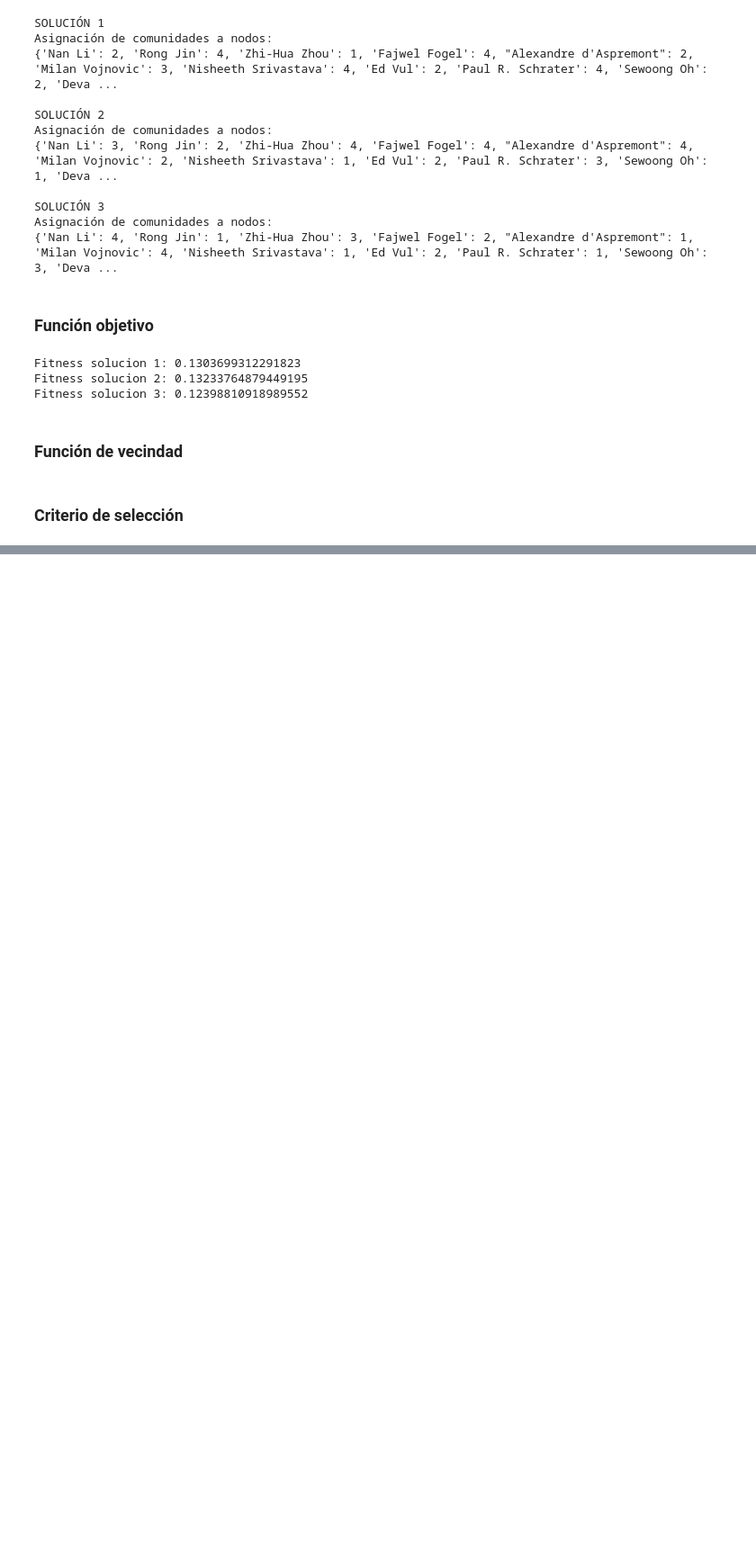
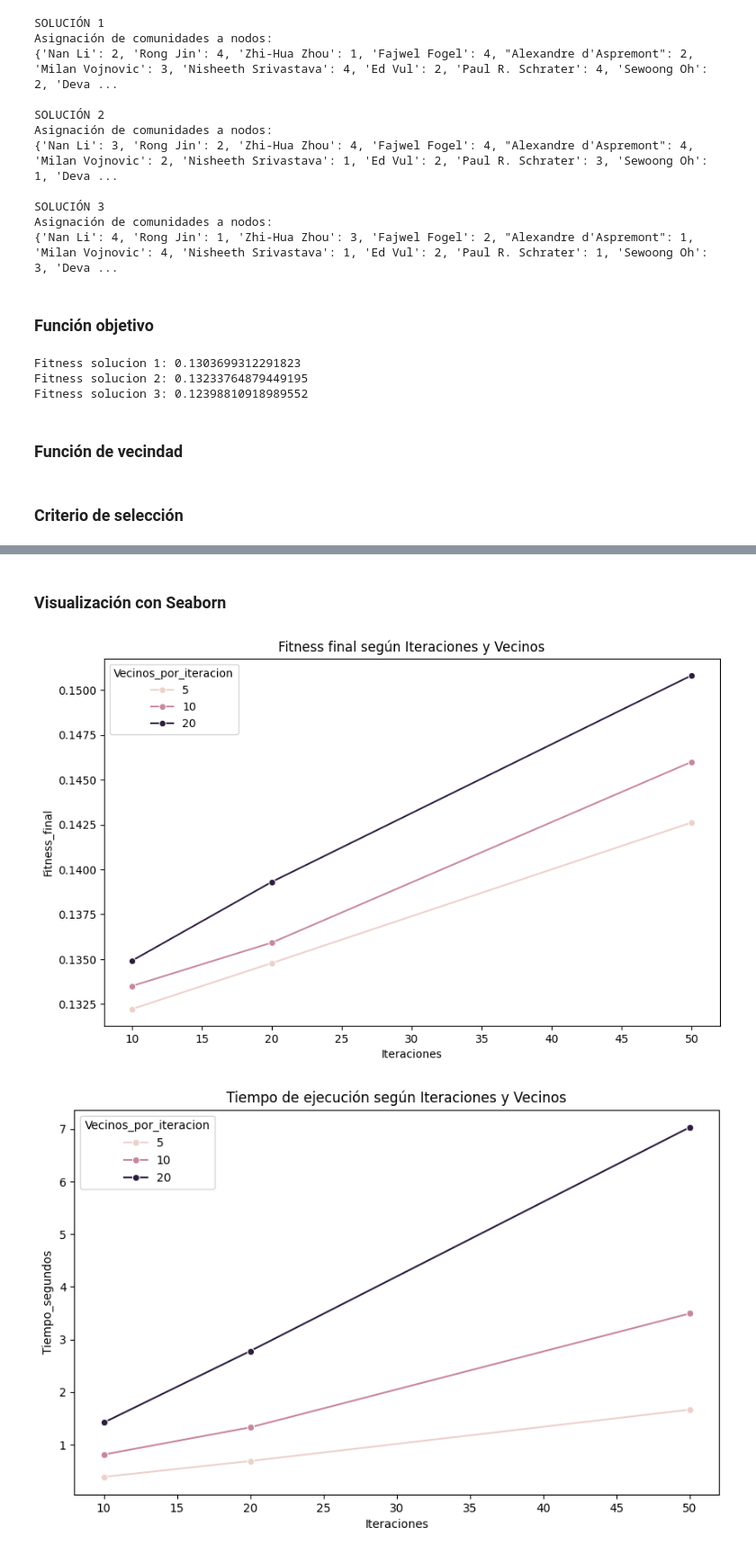
Before and after one commit to IkerGLopez/cdp-hb-project, a Jupyter notebook: CDP_1_SRC.ipynb, the cells around one changed output, grey strips where cells are left out. Shown: that part at 90% size. Drawn from its saved outputs; the diff is of its cells as text; code cells hidden in the pictures; blank space fills up the shorter version.

Commit message:
añadidas visualizaciones de los resultados

```diff
--- a/CDP_1_SRC.ipynb
+++ b/CDP_1_SRC.ipynb
@@ -203,0 +187,24 @@ Tiempo de Ejecución Total: 11.6104 segundos
+# %%
+# Hiperparámetros a probar
+iteraciones_list = [10, 20, 50]
+vecinos_list = [5, 10, 20]
+
+results = []
+
+for num_iters, num_vecinos in product(iteraciones_list, vecinos_list):
+    start_time = time.time()
+
+    _, best_fit = hill_climbing_steepest(G, sol_1, k_value, num_iters, num_vecinos)
+
+    elapsed_time = time.time() - start_time
+
+    results.append({
+        "Iteraciones": num_iters,
+        "Vecinos_por_iteracion": num_vecinos,
+        "Fitness_final": best_fit,
+        "Mejora_sobre_inicial": best_fit - modularidad(G, sol_1),
+        "Tiempo_segundos": elapsed_time
+    })
+
+df_results = pd.DataFrame(results)
+print(df_results)
@@ -203,0 +229,15 @@ Tiempo de Ejecución Total: 11.6104 segundos
+# %% [markdown]
+### Visualización con Seaborn
+# %%
+plt.figure(figsize=(10,6))
+sns.lineplot(data=df_results, x="Iteraciones", y="Fitness_final", hue="Vecinos_por_iteracion", marker="o")
+plt.title("Fitness final según Iteraciones y Vecinos")
+plt.show()
+
+plt.figure(figsize=(10,6))
+sns.lineplot(data=df_results, x="Iteraciones", y="Tiempo_segundos", hue="Vecinos_por_iteracion", marker="o")
+plt.title("Tiempo de ejecución según Iteraciones y Vecinos")
+plt.show()
+# %% [output]
+[figure, added]
+[figure, added]
```
Also changed, not shown: parts of 6 cells of this notebook.
